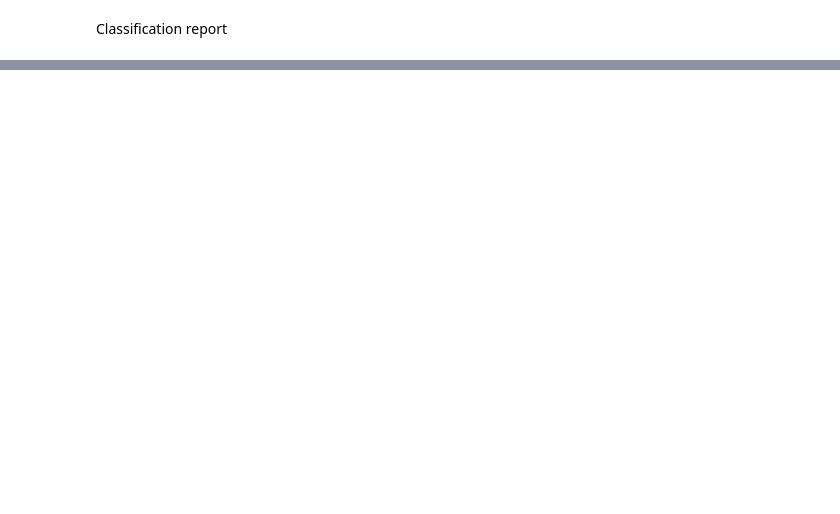
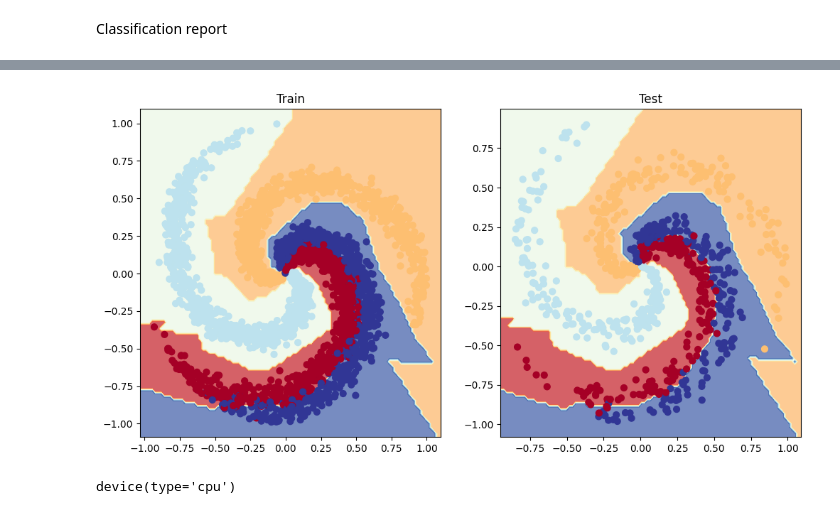
Before and after one commit to andythetechnerd03/PyTorch_Learning, a Jupyter notebook: 02_neural_network_classification.ipynb, the cells around one changed output, grey strips where cells are left out. Saved outputs shown, nothing was run; the diff lists cells and outputs as text; code cells hidden in the pictures; blank space fills up the shorter version.

```diff
--- a/02_neural_network_classification.ipynb
+++ b/02_neural_network_classification.ipynb
@@ -724,0 +720,3 @@ weighted avg       1.00      0.99      1.00       200
+# %%
+device = 'cuda' if torch.cuda.is_available() else 'cpu'
+device
@@ -724,0 +746,4 @@ weighted avg       1.00      0.99      1.00       200
+# %%
+X = torch.from_numpy(X).type(torch.float)
+y = torch.from_numpy(y).type(torch.long)
+X.shape, y.shape
@@ -724,0 +752,9 @@ weighted avg       1.00      0.99      1.00       200
+# %%
+from sklearn.model_selection import train_test_split
+
+X_train, X_test, y_train, y_test = train_test_split(X,y,
+                                                    test_size = 0.2,
+                                                    random_state = 42)
+X_train, X_test, y_train, y_test = (X_train.to(device),
+                X_test.to(device),
+                y_train.to(device), y_test.to(device))
@@ -724,0 +768,16 @@ weighted avg       1.00      0.99      1.00       200
+# %%
+class SpiralModel(nn.Module):
+  def __init__(self,in_features=2, hidden_features=16, out_features=4):
+    super().__init__()
+    self.stack = nn.Sequential(
+        nn.Linear(in_features, hidden_features),
+        nn.ReLU(),
+        nn.Linear(hidden_features, hidden_features),
+        nn.ReLU(),
+        nn.Linear(hidden_features, out_features)
+    )
+  def forward(self, x):
+    return self.stack(x)
+
+model = SpiralModel(in_features = D, out_features = K).to(device)
+model
@@ -724,0 +861,14 @@ weighted avg       1.00      0.99      1.00       200
+# %%
+plt.figure(figsize=(12, 6))
+plt.subplot(1, 2, 1)
+plt.title("Train")
+plot_decision_boundary(model, X_train, y_train)
+plt.subplot(1, 2, 2)
+plt.title("Test")
+plot_decision_boundary(model, X_test, y_test)
+# %% [output]
+[figure, added]
+# %%
+next(model.parameters()).device
+# %% [output]
+device(type='cpu')
```
Also changed, not shown: parts of 22 cells of this notebook.
